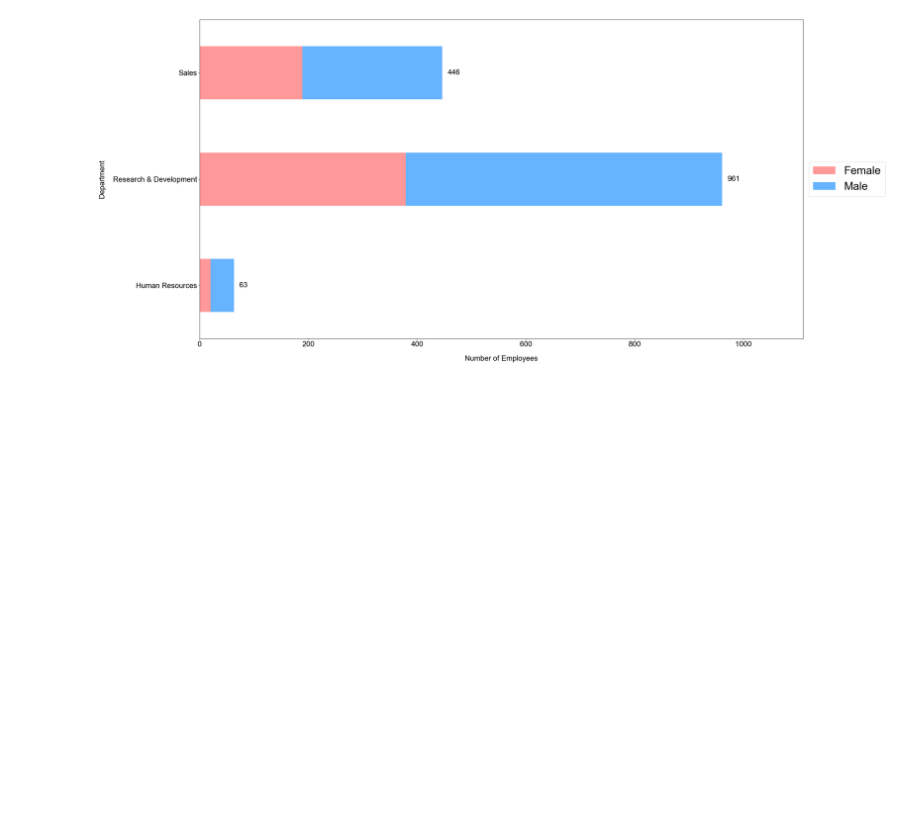
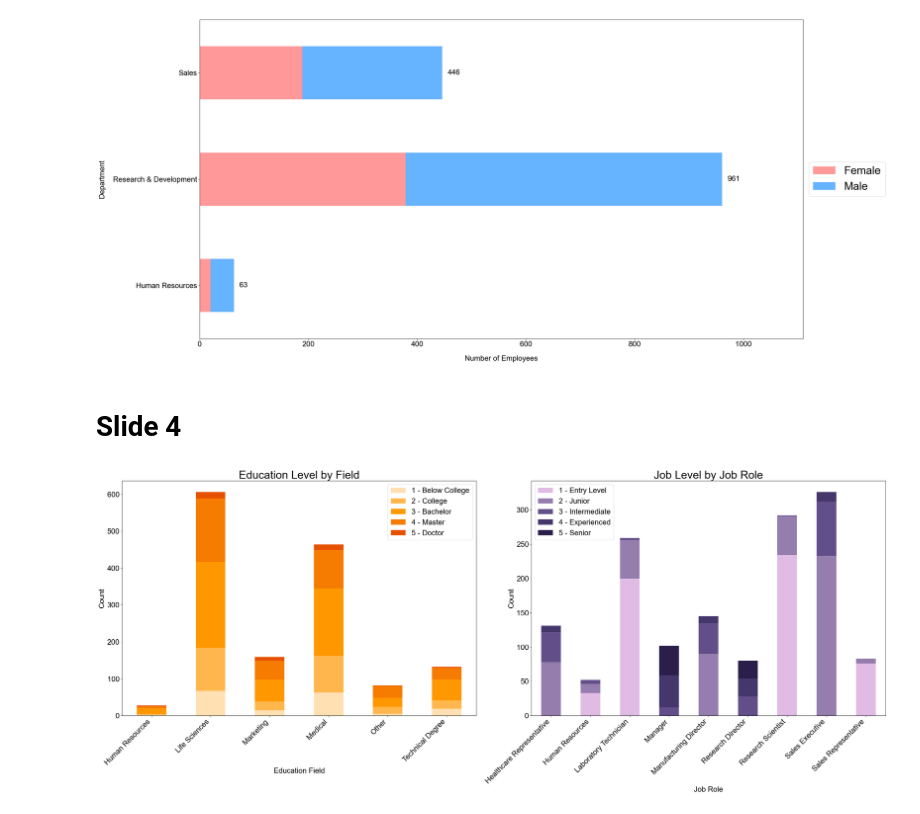
Before and after one commit to HiIamInfi/ibm-hr-data-challenge, a Jupyter notebook: src/visuals.ipynb, the cells around one changed output. Saved outputs shown, nothing was run; the diff lists cells and outputs as text; code cells hidden in the pictures; blank space fills up the shorter version.

Commit message:
Added a single combined plot for slide 4, updated data mapping to also include Job Level

```diff
--- a/src/visuals.ipynb
+++ b/src/visuals.ipynb
@@ -4,14 +4,29 @@ import matplotlib.patches as mpatches
 import pandas as pd
 import seaborn as sns
 import numpy as np
+import json
 
 COLOR_MALE = "#66b3ff"
 COLOR_FEMALE = "#ff9999"
 RESOLUTION = 500
 
+with open('categorical_data.json', 'r') as f:
+    data_mappings = json.load(f)
+
 plt.rcParams['font.family'] = 'sans-serif'
 plt.rcParams['font.sans-serif'] = 'Arial'
 
 ibm_df = pd.read_csv("data/WA_Fn-UseC_-HR-Employee-Attrition.csv")
-print(ibm_df.columns.tolist())
+
+for column_name, mapping_info in data_mappings.items():
+    # Check if the column exists in our DataFrame
+    if column_name in ibm_df.columns:
+        print(f"\n... Mapping column: {column_name}")
+        # Get the specific value map (e.g., {'1': 'Low', '2': 'Medium', ...})
+        value_map = mapping_info['values']
+
+        # Convert the column to string and apply the map
+        ibm_df[column_name] = ibm_df[column_name].astype(str).map(value_map)
+
+print(ibm_df.head())
 # %% [output]
@@ -125,3 +156,49 @@ plt.savefig('reports/department_stacked_barh.png', dpi=RESOLUTION)
 ['Sales', 'Research & Development', 'Human Resources']
 ['Sales Executive', 'Research Scientist', 'Laboratory Technician', 'Manufacturing Director', 'Healthcare Representative', 'Manager', 'Sales Representative', 'Research Director', 'Human Resources']
 [figure]
+# %% [markdown]
+# Slide 4
+# %%
+job_level_colors = [
+    '#E0BBE4',
+    '#957DAD',
+    '#624F8A',
+    '#45366C',
+    '#2B1E4A'
+]
+
+education_colors = [
+    '#FFE0B2',
+    '#FFB74D',
+    '#FF9800',
+    '#F57C00',
+    '#E65100'
+]
+
+fig, axes = plt.subplots(nrows=1, ncols=2, figsize=(29.89, 13.21))
+
+# --- 3. Create the First Column Plot (on axes[0]) ---
+plot1_data = pd.crosstab(ibm_df['EducationField'], ibm_df['Education'])
+plot1_data.plot(kind='bar', stacked=True, ax=axes[0], color=education_colors, legend=True, fontsize=DESCRIPTION_FONTSIZE)
+axes[0].set_title('Education Level by Field', fontsize=DESCRIPTION_FONTSIZE+10)
+axes[0].set_xlabel('Education Field', fontsize=DESCRIPTION_FONTSIZE)
+axes[0].set_ylabel('Count', fontsize=DESCRIPTION_FONTSIZE)
+plt.setp(axes[0].get_xticklabels(), rotation=45, ha='right')
+axes[0].legend(fontsize=DESCRIPTION_FONTSIZE)
+
+# --- 4. Create the Second Column Plot (on axes[1]) ---
+plot2_data = pd.crosstab(ibm_df['JobRole'], ibm_df['JobLevel'])
+
+plot2_data.plot(kind='bar', stacked=True, ax=axes[1], legend=True, color=job_level_colors, fontsize=DESCRIPTION_FONTSIZE)
+axes[1].set_title('Job Level by Job Role', fontsize=DESCRIPTION_FONTSIZE+10)
+axes[1].set_xlabel('Job Role', fontsize=DESCRIPTION_FONTSIZE)
+axes[1].set_ylabel('Count', fontsize=DESCRIPTION_FONTSIZE)
+plt.setp(axes[1].get_xticklabels(), rotation=45, ha='right')
+axes[1].legend(fontsize=DESCRIPTION_FONTSIZE)
+
+# 5. Final Adjustments and Saving
+plt.tight_layout()
+plt.subplots_adjust(top=0.90) # Adjust for the main title
+plt.savefig('reports/slide4_two_column_plots.png', dpi=300)
+# %% [output]
+[figure, added]
```
Also changed, not shown: parts of 1 cell of this notebook, 2 other files.
